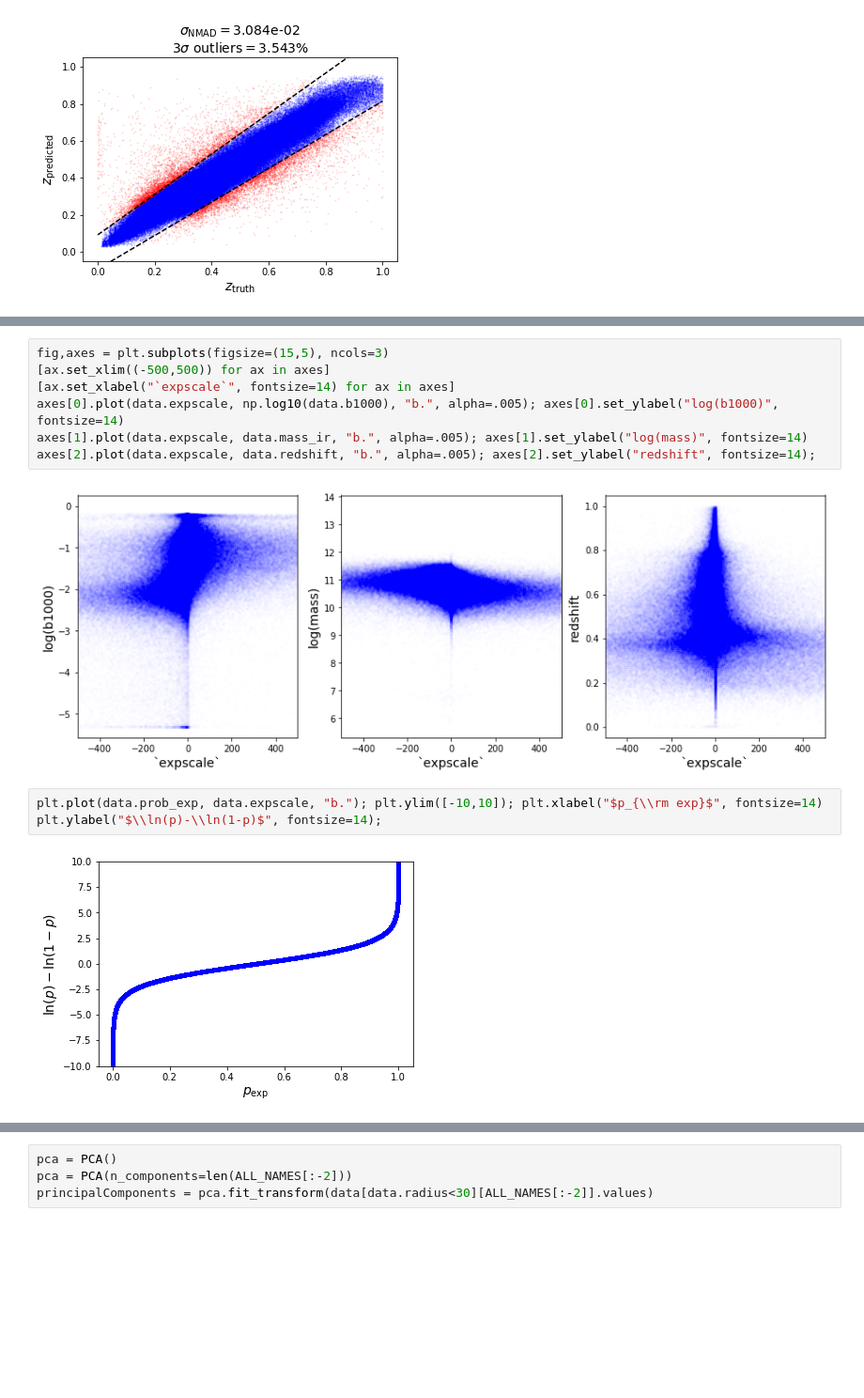
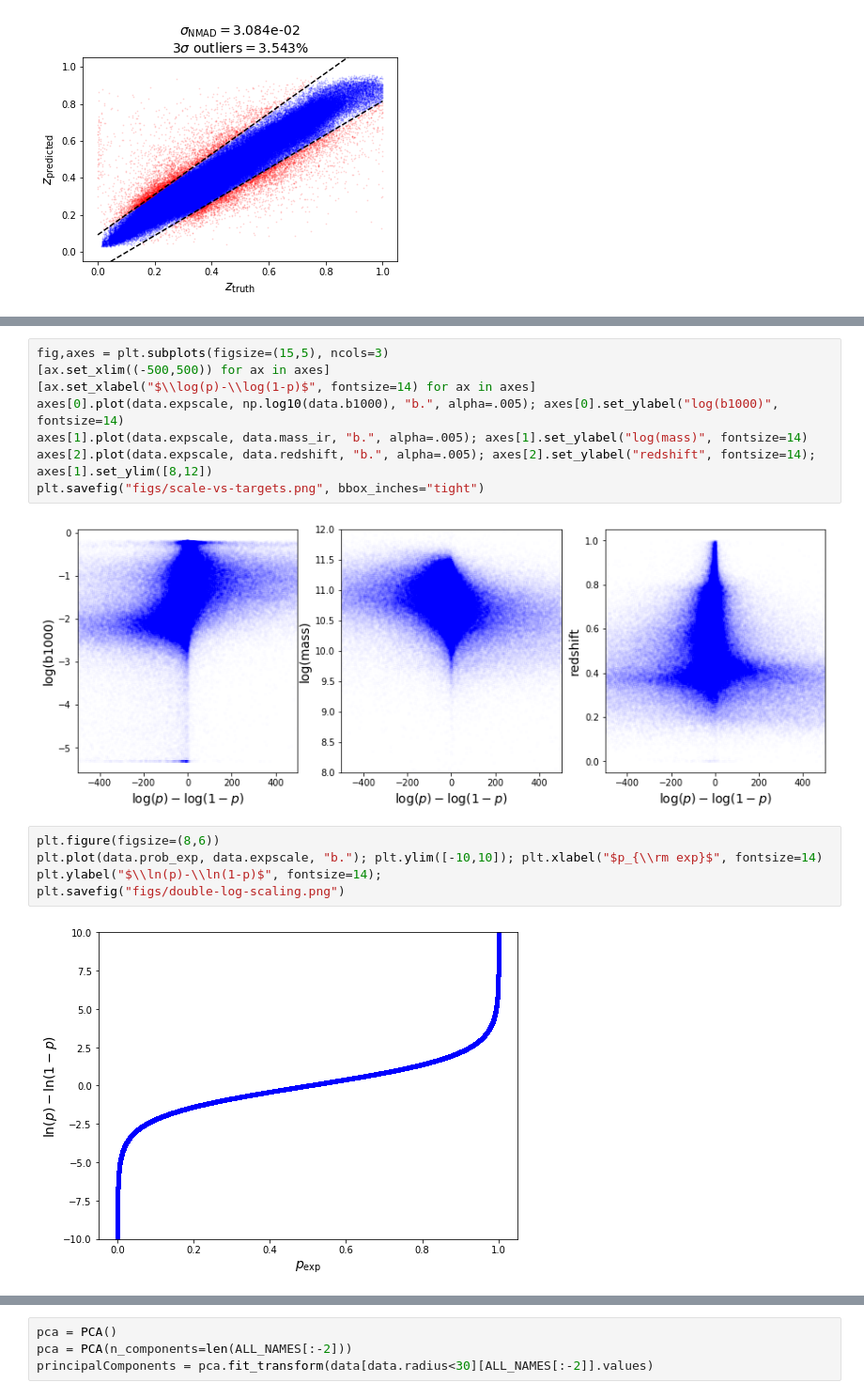
Before and after one commit to AlanPearl/margaret, a Jupyter notebook: notebooks/RedshiftAnalysis.ipynb, the cells around one changed output, grey strips where cells are left out. Shown at 94% size. Cells and saved outputs as stored; diff of their text form; blank space fills up the shorter version.

```diff
--- a/notebooks/RedshiftAnalysis.ipynb
+++ b/notebooks/RedshiftAnalysis.ipynb
@@ -248,14 +497,18 @@ plot_line(2.5,-2.5)
 # %%
 fig,axes = plt.subplots(figsize=(15,5), ncols=3)
 [ax.set_xlim((-500,500)) for ax in axes]
-[ax.set_xlabel("`expscale`", fontsize=14) for ax in axes]
+[ax.set_xlabel("$\\log(p)-\\log(1-p)$", fontsize=14) for ax in axes]
 axes[0].plot(data.expscale, np.log10(data.b1000), "b.", alpha=.005); axes[0].set_ylabel("log(b1000)", fontsize=14)
 axes[1].plot(data.expscale, data.mass_ir, "b.", alpha=.005); axes[1].set_ylabel("log(mass)", fontsize=14)
 axes[2].plot(data.expscale, data.redshift, "b.", alpha=.005); axes[2].set_ylabel("redshift", fontsize=14);
+axes[1].set_ylim([8,12])
+plt.savefig("figs/scale-vs-targets.png", bbox_inches="tight")
 # %% [output]
-[figure, old version]
+[figure, new version]
 # %%
+plt.figure(figsize=(8,6))
 plt.plot(data.prob_exp, data.expscale, "b."); plt.ylim([-10,10]); plt.xlabel("$p_{\\rm exp}$", fontsize=14)
 plt.ylabel("$\\ln(p)-\\ln(1-p)$", fontsize=14);
+plt.savefig("figs/double-log-scaling.png")
 # %% [output]
-[figure, old version]
+[figure, new version]
```
Also changed, not shown: parts of 33 cells of this notebook, 2 other files.
